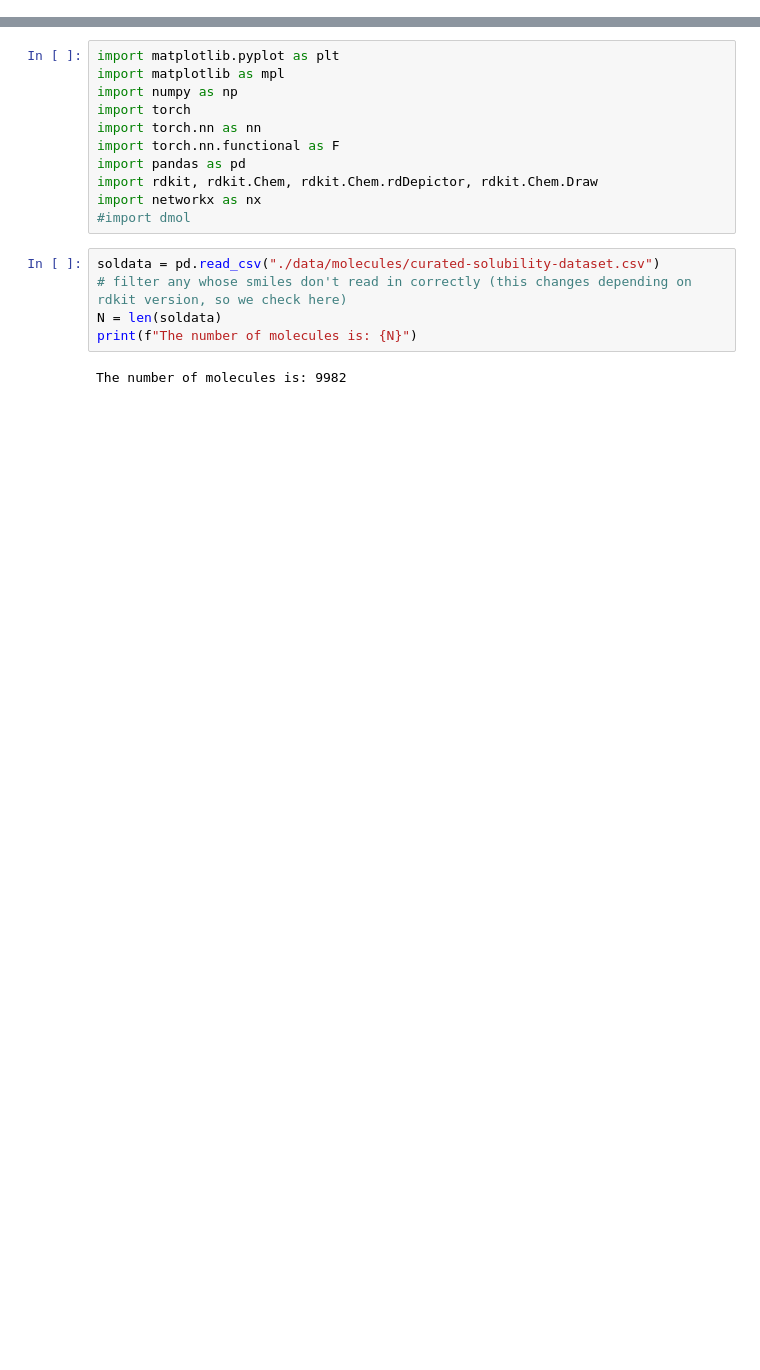
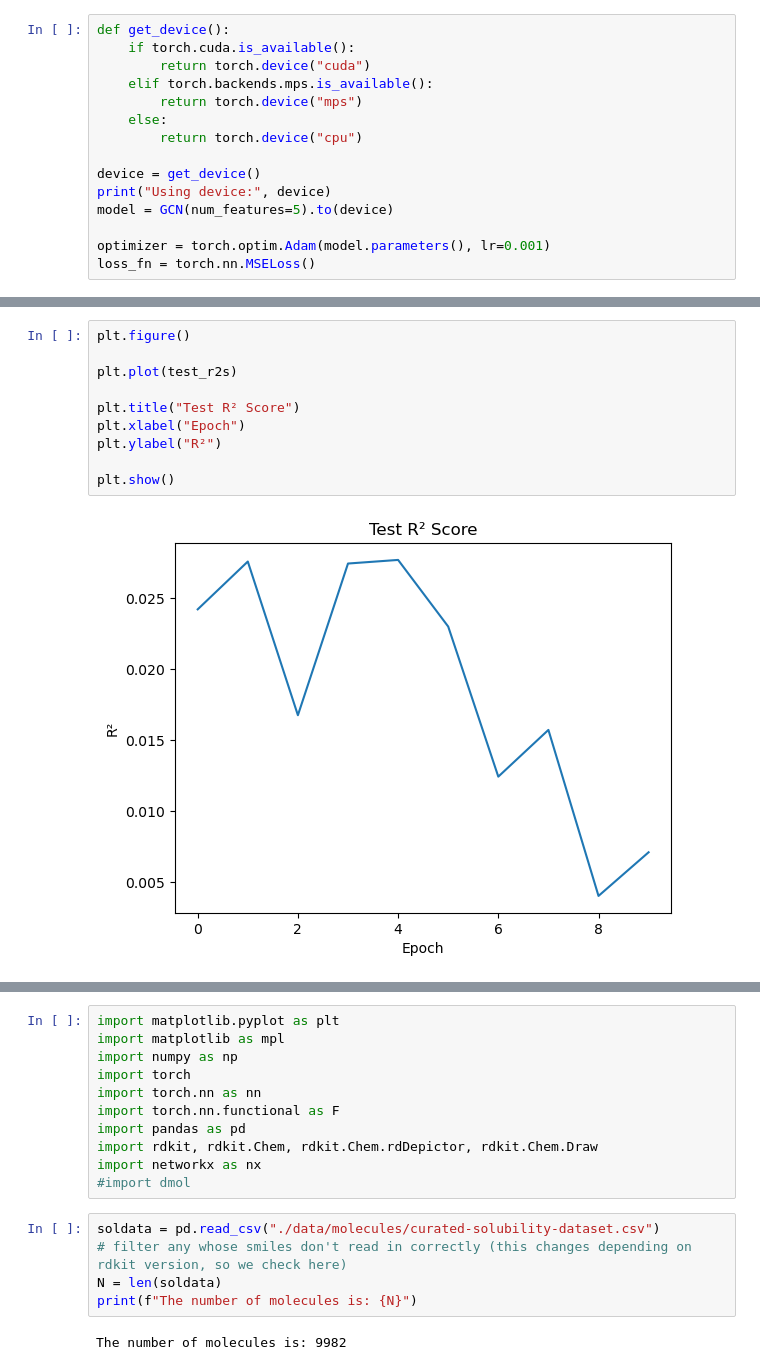
Before and after one commit to mirzaie-mehdi/From-Conda-to-CreatePackage-Python, a Jupyter notebook: _sources/docs/gnn_molecules.ipynb, the cells around one changed output, grey strips where cells are left out. Cells and saved outputs as stored; diff of their text form; blank space fills up the shorter version.

```diff
--- a/_sources/docs/gnn_molecules.ipynb
+++ b/_sources/docs/gnn_molecules.ipynb
@@ -4,0 +126,15 @@ As we discussed later, GNN is the best methos to represnt molecules in neural ne
+# %%
+def get_device():
+    if torch.cuda.is_available():
+        return torch.device("cuda")
+    elif torch.backends.mps.is_available():
+        return torch.device("mps")
+    else:
+        return torch.device("cpu")
+
+device = get_device()
+print("Using device:", device)
+model = GCN(num_features=5).to(device)
+
+optimizer = torch.optim.Adam(model.parameters(), lr=0.001)
+loss_fn = torch.nn.MSELoss()
@@ -4,0 +271,12 @@ As we discussed later, GNN is the best methos to represnt molecules in neural ne
+# %%
+plt.figure()
+
+plt.plot(test_r2s)
+
+plt.title("Test R² Score")
+plt.xlabel("Epoch")
+plt.ylabel("R²")
+
+plt.show()
+# %% [output]
+[figure, added]
```
Also changed, not shown: parts of 23 cells of this notebook, 17 other files.
